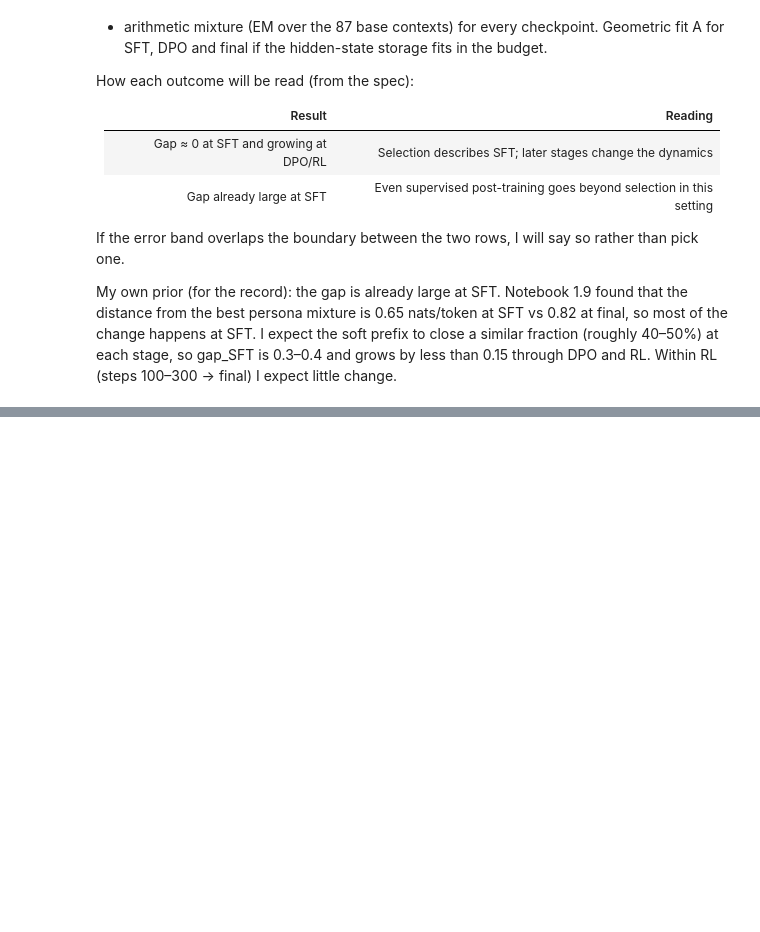
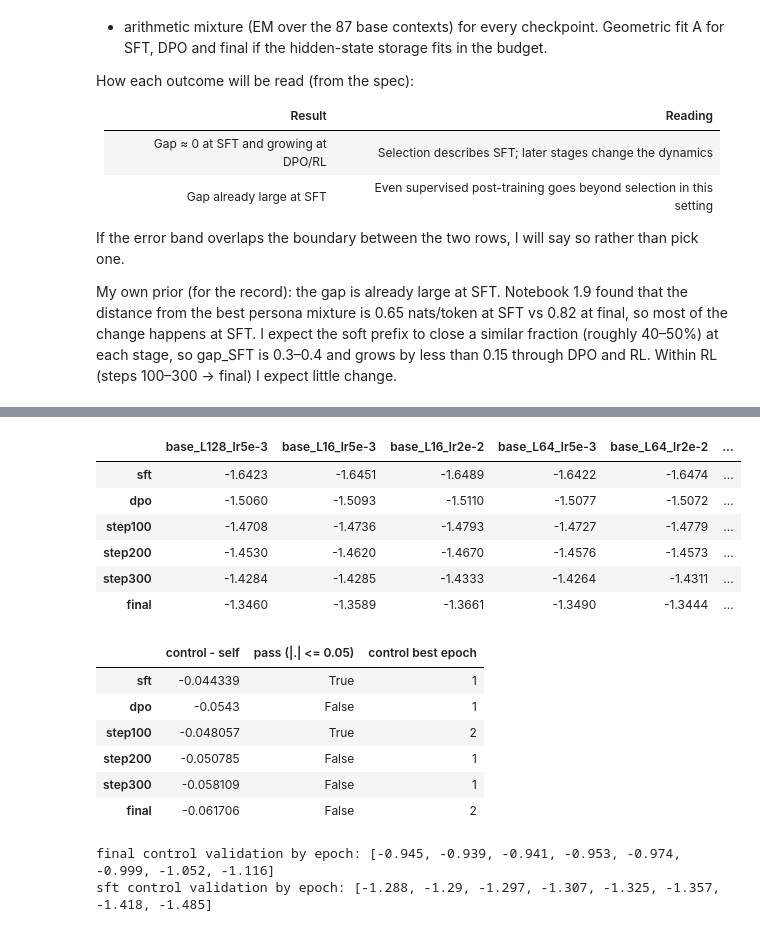
Before and after one commit to OzAmram/psm-mixture-test, a Jupyter notebook: notebooks/4.3_stage_dose_response.ipynb, the cells around one changed output, grey strips where cells are left out. Cells and saved outputs as stored; diff of their text form; code cells hidden in the pictures; blank space fills up the shorter version.

```diff
--- a/notebooks/4.3_stage_dose_response.ipynb
+++ b/notebooks/4.3_stage_dose_response.ipynb
@@ -37,0 +91,23 @@ DPO and RL. Within RL (steps 100–300 → final) I expect little change.
+# %%
+display(pd.DataFrame({k: v["prefix_val"] for k, v in S.items()}).T.round(4))
+display(pd.DataFrame({k: {"control - self": v["control_minus_self"], "pass (|.| <= 0.05)": v["control_pass"], "control best epoch": v["prefix_best_epoch"].get("ctrl_L128_lr5e-3")} for k, v in S.items()}).T)
+for k in ["final", "sft"]:
+    r = json.load(open(f"results/phase4/exp3/prefix/{k}_ctrl_L128_lr5e-3/result.json"))
+    print(k, "control validation by epoch:", [round(e["val_logp"], 3) for e in r["log"]])
+# %% [output]
+|  | base_L128_lr5e-3 | base_L16_lr5e-3 | base_L16_lr2e-2 | base_L64_lr5e-3 | base_L64_lr2e-2 | ... |
+| sft | -1.6423 | -1.6451 | -1.6489 | -1.6422 | -1.6474 | ... |
+| dpo | -1.5060 | -1.5093 | -1.5110 | -1.5077 | -1.5072 | ... |
+| step100 | -1.4708 | -1.4736 | -1.4793 | -1.4727 | -1.4779 | ... |
+| step200 | -1.4530 | -1.4620 | -1.4670 | -1.4576 | -1.4573 | ... |
+| step300 | -1.4284 | -1.4285 | -1.4333 | -1.4264 | -1.4311 | ... |
+| final | -1.3460 | -1.3589 | -1.3661 | -1.3490 | -1.3444 | ... |
+|  | control - self | pass (|.| <= 0.05) | control best epoch |
+| sft | -0.044339 | True | 1 |
+| dpo | -0.0543 | False | 1 |
+| step100 | -0.048057 | True | 2 |
+| step200 | -0.050785 | False | 1 |
+| step300 | -0.058109 | False | 1 |
+| final | -0.061706 | False | 2 |
+final control validation by epoch: [-0.945, -0.939, -0.941, -0.953, -0.974, -0.999, -1.052, -1.116]
+sft control validation by epoch: [-1.288, -1.29, -1.297, -1.307, -1.325, -1.357, -1.418, -1.485]
```
Also changed, not shown: parts of 8 cells of this notebook, 10 other files.
